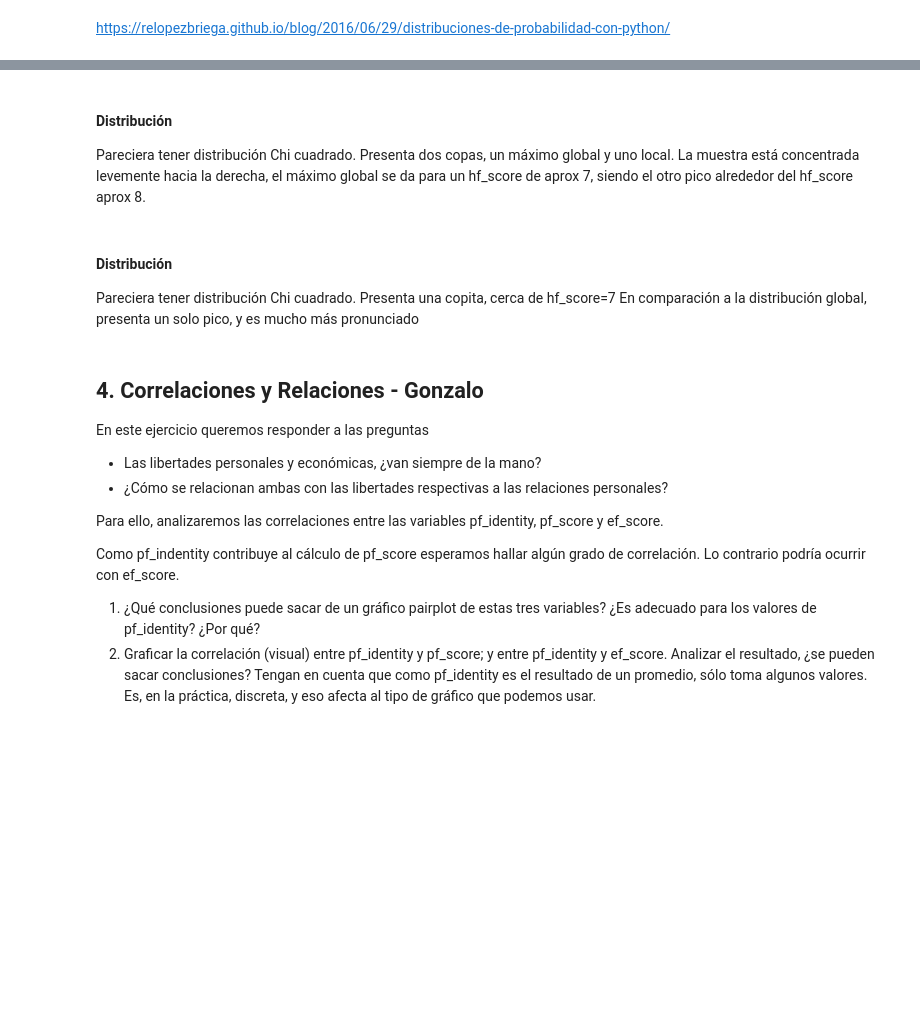
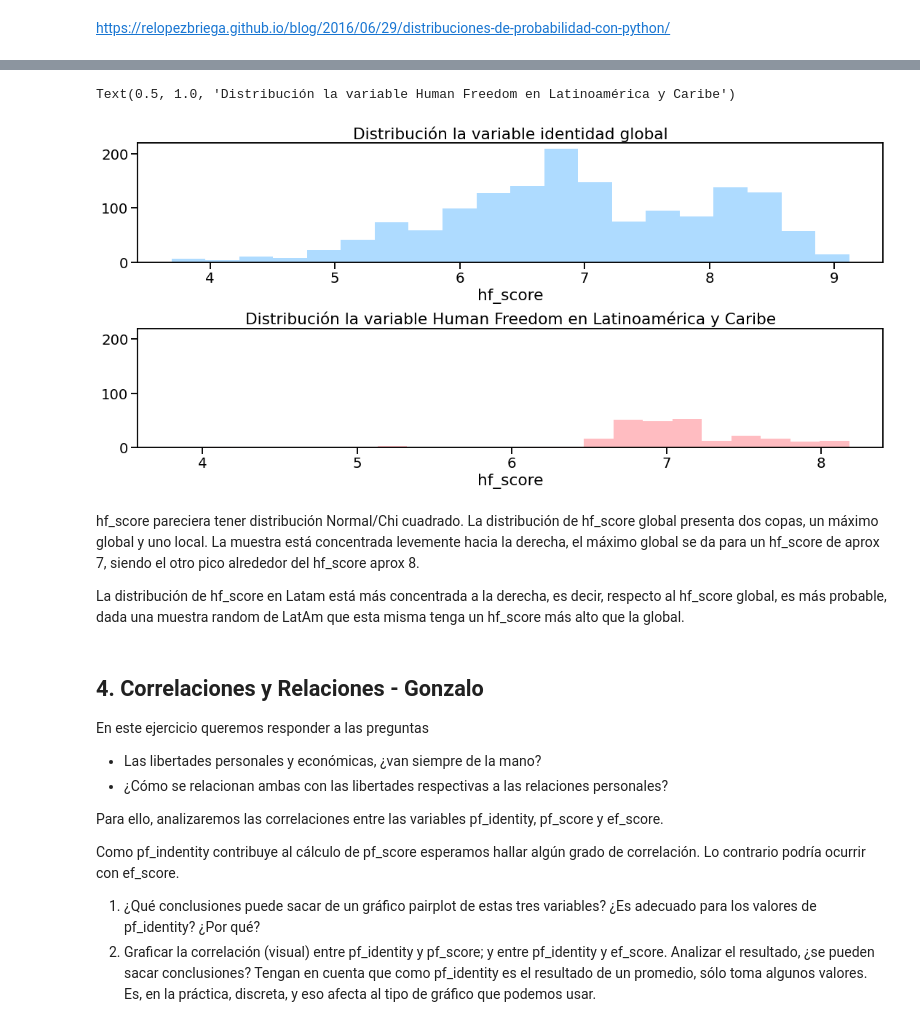
Before and after one commit to diplodatos2020-grupo5/AnalisisyVisualizacion, a Jupyter notebook: practico.ipynb, the cells around one changed output, grey strips where cells are left out. Drawn from its saved outputs; the diff is of its cells as text; code cells hidden in the pictures; blank space fills up the shorter version.

```diff
--- a/practico.ipynb
+++ b/practico.ipynb
@@ -405,6 +396,17 @@ seaborn.distplot(dataset_base.hf_score)
+# %%
+latam = dataset_base.groupby(['region']).get_group('LatAm')
+fig, ax =plt.subplots(2,1,constrained_layout=True, figsize=(15,7),sharey=True)
+g=seaborn.distplot(dataset_base.hf_score,kde=False, ax=ax[0], color=BLUE)
+g.set_title("Distribución la variable identidad global")
+g =seaborn.distplot(latam.hf_score, kde=False,ax=ax[1], color=RED)
+g.set_title("Distribución la variable Human Freedom en Latinoamérica y Caribe")
+# %% [output]
+Text(0.5, 1.0, 'Distribución la variable Human Freedom en Latinoamérica y Caribe')
+[figure, added]
 # %% [markdown]
-#### Distribución
-Pareciera tener distribución Chi cuadrado.
-Presenta dos copas, un máximo global y uno local.
+hf_score pareciera tener distribución Normal/Chi cuadrado.
+La distribución de hf_score global presenta dos copas, un máximo global y uno local.
 La muestra está concentrada levemente hacia la derecha, el máximo global se da para un hf_score de aprox 7,
 siendo el otro pico alrededor del hf_score aprox 8.
+
+La distribución de hf_score en Latam está más concentrada a la derecha, es decir, respecto al hf_score global, es más probable, dada una muestra random de LatAm que esta misma tenga un hf_score más alto que la global.
@@ -418,8 +413,3 @@ seaborn.distplot(latam.hf_score)
-# %% [markdown]
-#### Distribución
-Pareciera tener distribución Chi cuadrado.
-Presenta una copita, cerca de hf_score=7
-En comparación a la distribución global, presenta un solo pico, y es mucho más pronunciado
 # %% [markdown]
 ## 4. Correlaciones y Relaciones -  Gonzalo
 
```
Also changed, not shown: parts of 6 cells of this notebook.
